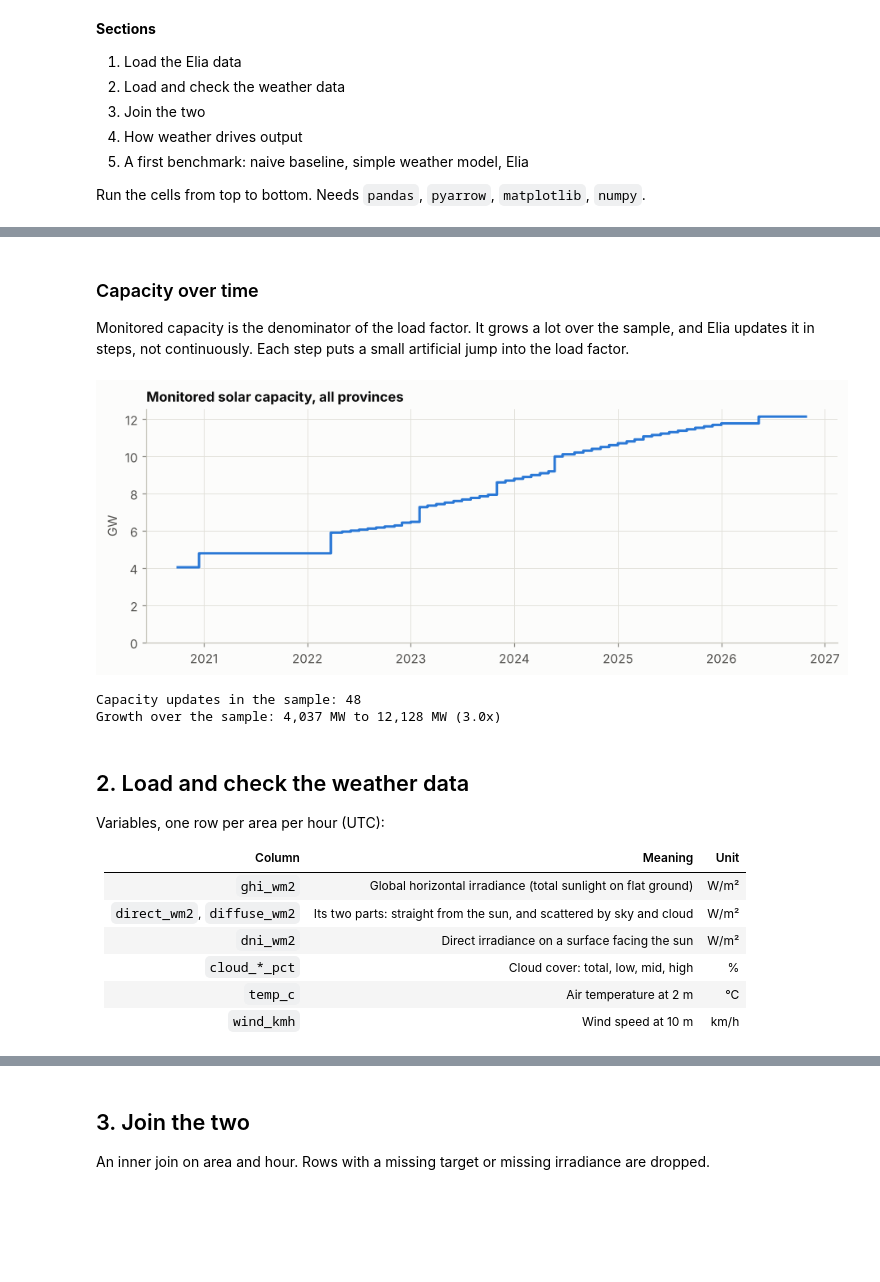
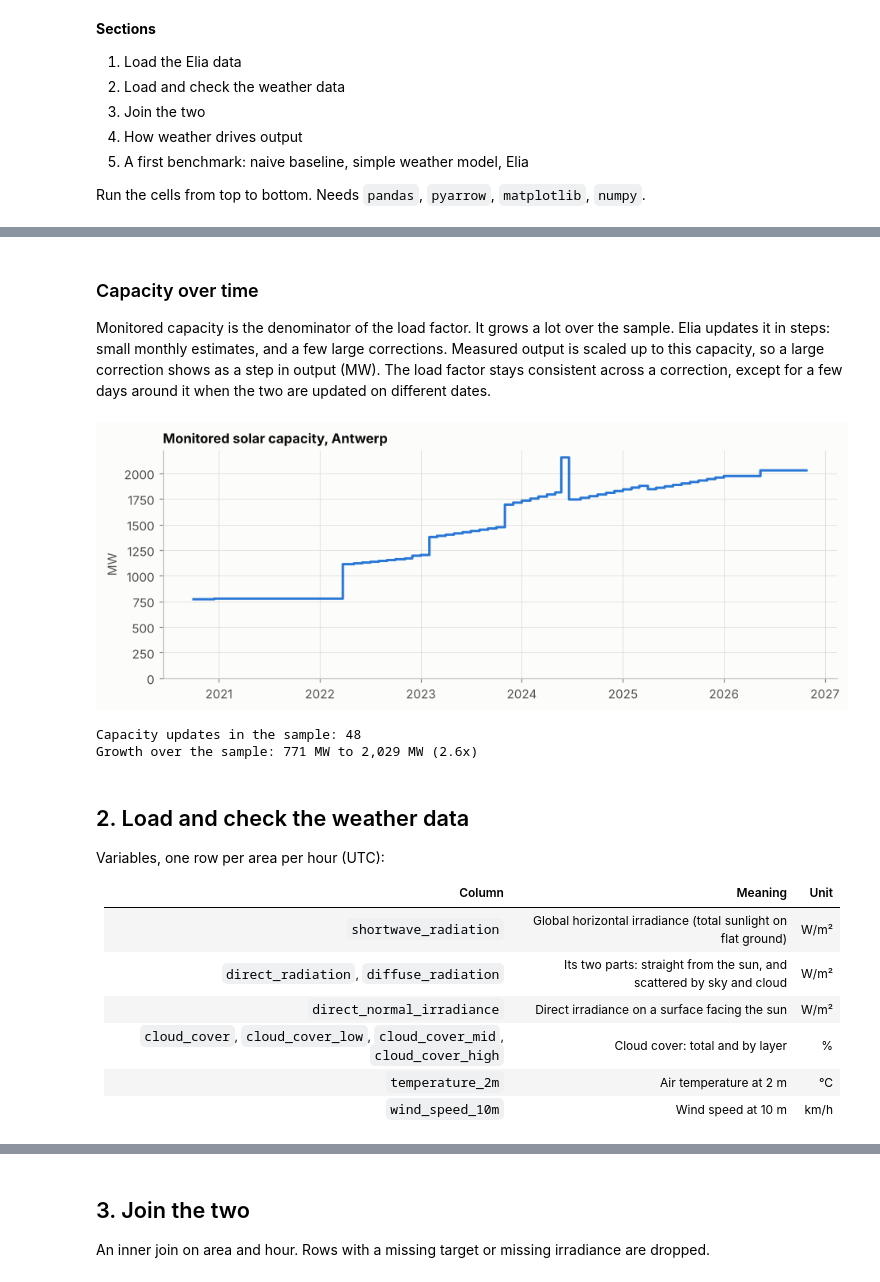
Before and after one commit to piyush-bhatti/Machine-Learning-Project, a Jupyter notebook: analyse_solar_weather.ipynb, the cells around one changed output, grey strips where cells are left out. Drawn from its saved outputs; the diff is of its cells as text; code cells hidden in the pictures; blank space fills up the shorter version.

Commit message:
Update to standardise analysis to Antwerp

```diff
--- a/analyse_solar_weather.ipynb
+++ b/analyse_solar_weather.ipynb
@@ -27,6 +27,7 @@ import pandas as pd
 DATA_DIR = Path(".")                        # folder holding the parquet files
 ELIA_FILE = DATA_DIR / "ods032.parquet"     # full history; use ods032_2026.parquet for 2026 only
 WEATHER_FILE = DATA_DIR / "weather_belgium.parquet"
+PROVINCE = "Antwerp"                        # the area the analysis is run on
 
 # chart style
 INK, INK2, MUTED, GRID, AXIS, SURFACE = "#0b0b0b", "#52514e", "#898781", "#e1e0d9", "#c3c2b7", "#fcfcfb"
@@ -50,15 +51,14 @@ Three choices are made here:
 - **UTC.** Elia publishes in Belgian local time. Weather data is in UTC, so we convert before joining.
 - **Hourly.** Weather is hourly, so the 15 minute values are averaged to hours. Open-Meteo's radiation at hour *T* is the average over the hour ending at *T*, so each Elia hour is labelled with its end time to match.
 # %%
-AGGREGATES = ["Belgium", "Flanders", "Wallonia"]
 cols = ["datetime", "region", "measured", "dayahead11hforecast", "dayahead11hconfidence10",
         "dayahead11hconfidence90", "mostrecentforecast", "monitoredcapacity"]
 
 elia15 = pd.read_parquet(ELIA_FILE, columns=cols)
-elia15 = elia15[~elia15["region"].isin(AGGREGATES)].copy()
-elia15["datetime_utc"] = pd.to_datetime(elia15["datetime"], utc=True)
+elia15 = elia15[elia15["region"] == PROVINCE].copy()
+elia15["datetime"] = pd.to_datetime(elia15["datetime"], utc=True)
 
 print(f"15-min rows: {len(elia15):,}")
-print(f"Period: {elia15['datetime_utc'].min()}  to  {elia15['datetime_utc'].max()}")
-print(f"Areas: {sorted(elia15['region'].unique())}")
+print(f"Period: {elia15['datetime'].min()}  to  {elia15['datetime'].max()}")
+print(f"Area: {PROVINCE}")
 # %% [output]
@@ -87,7 +87,7 @@ missing
 # Average to hourly. An hour is kept only if all four 15-min values are present.
 value_cols = ["measured", "dayahead11hforecast", "dayahead11hconfidence10",
               "dayahead11hconfidence90", "mostrecentforecast", "monitoredcapacity"]
-grouped = (elia15.set_index("datetime_utc").groupby("region")[value_cols]
+grouped = (elia15.set_index("datetime").groupby("region")[value_cols]
            .resample("1h", label="right", closed="left"))
 elia = grouped.mean()
 elia = elia[grouped["measured"].count() == 4].reset_index()
@@ -107,26 +107,26 @@ Hourly rows: 585,035
 # %% [markdown]
 ### Capacity over time
 
-Monitored capacity is the denominator of the load factor. It grows a lot over the sample, and Elia updates it in steps, not continuously. Each step puts a small artificial jump into the load factor.
+Monitored capacity is the denominator of the load factor. It grows a lot over the sample. Elia updates it in steps: small monthly estimates, and a few large corrections. Measured output is scaled up to this capacity, so a large correction shows as a step in output (MW). The load factor stays consistent across a correction, except for a few days around it when the two are updated on different dates.
 # %%
-cap = elia.pivot(index="datetime_utc", columns="region", values="monitoredcapacity")
+cap = elia.pivot(index="datetime", columns="region", values="monitoredcapacity")
 total = cap.sum(axis=1)
 
 fig, ax = plt.subplots(figsize=(10, 3.4))
-ax.plot(total.index, total / 1000, color=BLUE, drawstyle="steps-post")
-ax.set_title("Monitored solar capacity, all provinces")
-ax.set_ylabel("GW")
+ax.plot(total.index, total, color=BLUE, drawstyle="steps-post")
+ax.set_title(f"Monitored solar capacity, {PROVINCE}")
+ax.set_ylabel("MW")
 ax.set_ylim(0)
 plt.show()
 
 steps = total[total.diff().abs() > 1]
 print(f"Capacity updates in the sample: {len(steps)}")
 print(f"Growth over the sample: {total.iloc[0]:,.0f} MW to {total.iloc[-1]:,.0f} MW "
       f"({total.iloc[-1] / total.iloc[0]:.1f}x)")
 # %% [output]
-[figure, old version]
+[figure, new version]
 Capacity updates in the sample: 48
-Growth over the sample: 4,037 MW to 12,128 MW (3.0x)
+Growth over the sample: 771 MW to 2,029 MW (2.6x)
 # %% [markdown]
 ## 2. Load and check the weather data
 
@@ -134,11 +134,11 @@ Variables, one row per area per hour (UTC):
 
 | Column | Meaning | Unit |
 |---|---|---|
-| `ghi_wm2` | Global horizontal irradiance (total sunlight on flat ground) | W/m² |
-| `direct_wm2`, `diffuse_wm2` | Its two parts: straight from the sun, and scattered by sky and cloud | W/m² |
-| `dni_wm2` | Direct irradiance on a surface facing the sun | W/m² |
-| `cloud_*_pct` | Cloud cover: total, low, mid, high | % |
-| `temp_c` | Air temperature at 2 m | °C |
-| `wind_kmh` | Wind speed at 10 m | km/h |
+| `shortwave_radiation` | Global horizontal irradiance (total sunlight on flat ground) | W/m² |
+| `direct_radiation`, `diffuse_radiation` | Its two parts: straight from the sun, and scattered by sky and cloud | W/m² |
+| `direct_normal_irradiance` | Direct irradiance on a surface facing the sun | W/m² |
+| `cloud_cover`, `cloud_cover_low`, `cloud_cover_mid`, `cloud_cover_high` | Cloud cover: total and by layer | % |
+| `temperature_2m` | Air temperature at 2 m | °C |
+| `wind_speed_10m` | Wind speed at 10 m | km/h |
 # %%
 wx = pd.read_parquet(WEATHER_FILE)
```
Also changed, not shown: parts of 18 cells of this notebook, 14 other files.
